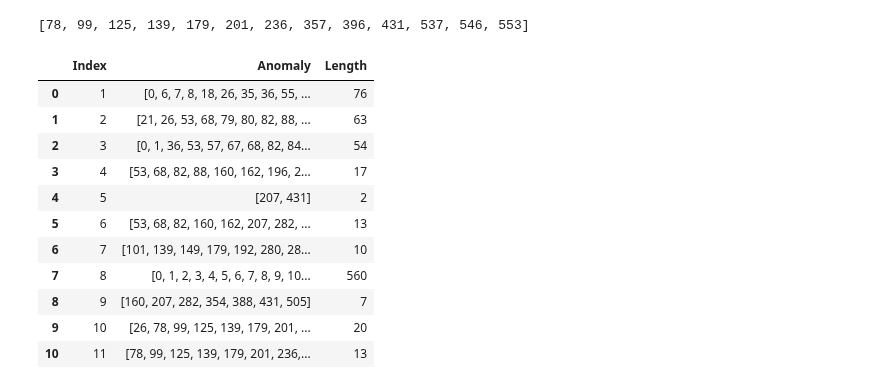
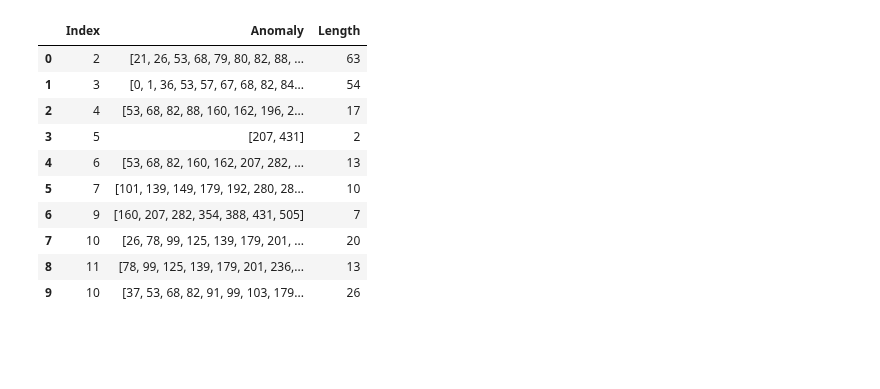
Before and after one commit to yoavlv/PHM_Data_challenge, a Jupyter notebook: models/LSTMModel.ipynb, the cells around one changed output. Cells and saved outputs as stored; diff of their text form; code cells hidden in the pictures; blank space fills up the shorter version.

```diff
--- a/models/LSTMModel.ipynb
+++ b/models/LSTMModel.ipynb
@@ -74,15 +75,23 @@ class GearboxFaultDetectionLSTM(nn.Module):
         # Decoder takes the input sequence again and the hidden state from the encoder
         return self.decoder(x, self.encoder(x))
 # %%
-def save_model(model, optimizer, epoch, loss, file_path='model_checkpoint.pth'):
-    file_path = f"{file_path}_{epoch}"
+def save_model(model, optimizer, epoch, loss, base_file_path='model_checkpoint'):
+    state_dict_path = f"{base_file_path}_epoch_{epoch}_state.pth"
+    full_model_path = f"{base_file_path}_epoch_{epoch}_full.pth"
+
+    # Save the model state dict and optimizer state dict
     torch.save({
         'epoch': epoch,
         'model_state_dict': model.state_dict(),
         'optimizer_state_dict': optimizer.state_dict(),
         'loss': loss,
-    }, file_path)
-    print("Model saved successfully")
+    }, state_dict_path)
+
+    # Save the entire model
+    torch.save(model, full_model_path)
+
+    print(f"Model state dict saved to {state_dict_path}")
+    print(f"Full model saved to {full_model_path}")
 
 def load_model(model, optimizer, file_path='model_checkpoint.pth'):
     checkpoint = torch.load(file_path)
@@ -262,5 +266,20 @@ plt.savefig(f'../img/threshold_plot_{hyper_params["n_epochs"]}.png')
 # %%
-THRESHOLD = 8900
+THRESHOLD = 6560
+start_normal = 5800
+end_noraml = 5850
 correct = sum(l <= THRESHOLD for l in losses)
-correct
+print(f"Total normal {correct}\nTotal abnormal {560-correct}")
+anomaly = df_pred[df_pred['Loss'] >= THRESHOLD].index
+normal = df_pred[(df_pred['Loss'] >= start_normal) & (df_pred['Loss'] < end_noraml) ].index
+anomaly_list = list(anomaly)
+print(f"Anomaly list (index): {anomaly_list}")
+print(f"Normal list (index): {list(normal)}")
+
+knn_dict = {
+    'normal_index':list(normal),
+    'anomaly_index':anomaly_list,
+}
+
+index_to_load = knn_dict['normal_index'] + knn_dict['anomaly_index']
+len(index_to_load)
 # %% [output]
@@ -268,48 +291,41 @@ correct
-# %%
-anomaly = df_pred[df_pred['Loss'] >= THRESHOLD].index
-anomaly_list = list(anomaly)
-anomaly_list
-# %% [output]
-[78, 99, 125, 139, 179, 201, 236, 357, 396, 431, 537, 546, 553]
 # %%
 def append_anomalies_to_csv(anomaly_list, file_name):
     """
     Appends the given anomaly list to an existing CSV file, or creates a new one if it doesn't exist.
     Also adds a column indicating the length of the anomaly list.
 
     :param anomaly_list: List of anomaly indices.
     :param file_name: Name of the CSV file to append to or create.
     """
     try:
         existing_df = pd.read_csv(file_name)
     except FileNotFoundError:
         existing_df = pd.DataFrame(columns=['Index', 'Anomaly', 'Length'])
 
     # Create a new DataFrame from the anomaly list
     new_data = pd.DataFrame({'Anomaly': [anomaly_list], 'Length': [len(anomaly_list)]})
     new_data['Index'] = existing_df.shape[0] + 1
 
     # Append the new data to the existing DataFrame
     updated_df = pd.concat([existing_df, new_data], ignore_index=True)
-
+    updated_df = updated_df[(updated_df['Length'] > 1) & (updated_df['Length'] < 70)]
     # Save the updated DataFrame to the CSV file
     updated_df.to_csv(file_name, index=False)
 
 append_anomalies_to_csv(anomaly_list,'anomaly.csv')
 
 df = pd.read_csv('anomaly.csv')
 df
 # %% [output]
 |  | Index | Anomaly | Length |
-| 0 | 1 | [0, 6, 7, 8, 18, 26, 35, 36, 55, ... | 76 |
-| 1 | 2 | [21, 26, 53, 68, 79, 80, 82, 88, ... | 63 |
-| 2 | 3 | [0, 1, 36, 53, 57, 67, 68, 82, 84... | 54 |
-| 3 | 4 | [53, 68, 82, 88, 160, 162, 196, 2... | 17 |
-| 4 | 5 | [207, 431] | 2 |
-| 5 | 6 | [53, 68, 82, 160, 162, 207, 282, ... | 13 |
-| 6 | 7 | [101, 139, 149, 179, 192, 280, 28... | 10 |
-| 7 | 8 | [0, 1, 2, 3, 4, 5, 6, 7, 8, 9, 10... | 560 |
-| 8 | 9 | [160, 207, 282, 354, 388, 431, 505] | 7 |
-| 9 | 10 | [26, 78, 99, 125, 139, 179, 201, ... | 20 |
-| 10 | 11 | [78, 99, 125, 139, 179, 201, 236,... | 13 |
+| 0 | 2 | [21, 26, 53, 68, 79, 80, 82, 88, ... | 63 |
+| 1 | 3 | [0, 1, 36, 53, 57, 67, 68, 82, 84... | 54 |
+| 2 | 4 | [53, 68, 82, 88, 160, 162, 196, 2... | 17 |
+| 3 | 5 | [207, 431] | 2 |
+| 4 | 6 | [53, 68, 82, 160, 162, 207, 282, ... | 13 |
+| 5 | 7 | [101, 139, 149, 179, 192, 280, 28... | 10 |
+| 6 | 9 | [160, 207, 282, 354, 388, 431, 505] | 7 |
+| 7 | 10 | [26, 78, 99, 125, 139, 179, 201, ... | 20 |
+| 8 | 11 | [78, 99, 125, 139, 179, 201, 236,... | 13 |
+| 9 | 10 | [37, 53, 68, 82, 91, 99, 103, 179... | 26 |
 # %%
```
Also changed, not shown: parts of 10 cells of this notebook, 5 other files.
